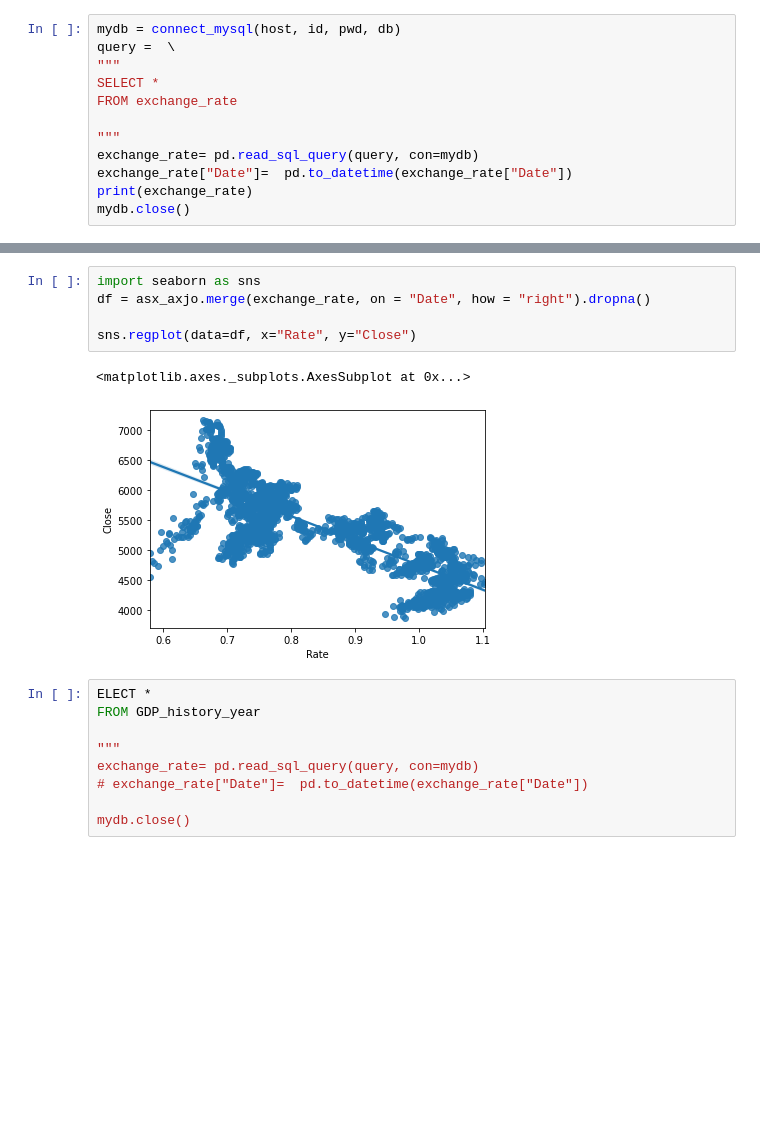
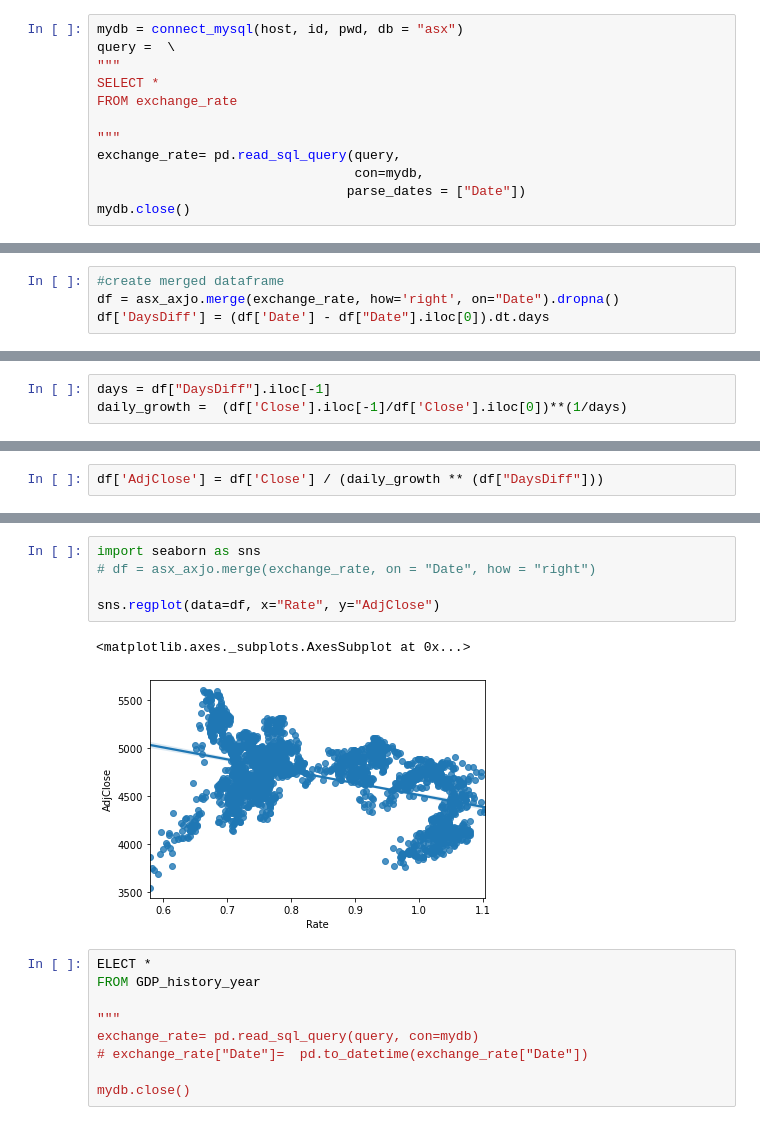
Before and after one commit to MDSI-AUG-2020-DSP/ASX, a Jupyter notebook: Exchange Rate.ipynb, the cells around one changed output, grey strips where cells are left out. Cells and saved outputs as stored; diff of their text form; blank space fills up the shorter version.

Commit message:
Update exchange rate file

```diff
--- a/DataExploration.ipynb
+++ b/Exchange Rate.ipynb
@@ -85,12 +54,12 @@ mydb.close()
 # %%
-mydb = connect_mysql(host, id, pwd, db)
+mydb = connect_mysql(host, id, pwd, db = "asx")
 query =  \
 """
 SELECT *
 FROM exchange_rate
 
 """
-exchange_rate= pd.read_sql_query(query, con=mydb)
-exchange_rate["Date"]=  pd.to_datetime(exchange_rate["Date"])
-print(exchange_rate)
+exchange_rate= pd.read_sql_query(query,
+                                 con=mydb,
+                                parse_dates = ["Date"])
 mydb.close()
@@ -111,0 +66,4 @@ mydb.close()
+# %%
+#create merged dataframe
+df = asx_axjo.merge(exchange_rate, how='right', on="Date").dropna()
+df['DaysDiff'] = (df['Date'] - df["Date"].iloc[0]).dt.days
@@ -111,0 +74,3 @@ mydb.close()
+# %%
+days = df["DaysDiff"].iloc[-1]
+daily_growth =  (df['Close'].iloc[-1]/df['Close'].iloc[0])**(1/days)
@@ -111,0 +79,2 @@ mydb.close()
+# %%
+df['AdjClose'] = df['Close'] / (daily_growth ** (df["DaysDiff"]))
@@ -112,11 +90,11 @@ mydb.close()
 # %%
 import seaborn as sns
-df = asx_axjo.merge(exchange_rate, on = "Date", how = "right").dropna()
+# df = asx_axjo.merge(exchange_rate, on = "Date", how = "right")
 
-sns.regplot(data=df, x="Rate", y="Close")
+sns.regplot(data=df, x="Rate", y="AdjClose")
 # %% [output]
 <matplotlib.axes._subplots.AxesSubplot at 0x...>
-[figure, old version]
+[figure, new version]
 # %%
 ELECT *
 FROM GDP_history_year
```
Also changed, not shown: parts of 9 cells of this notebook, 1 other file.
